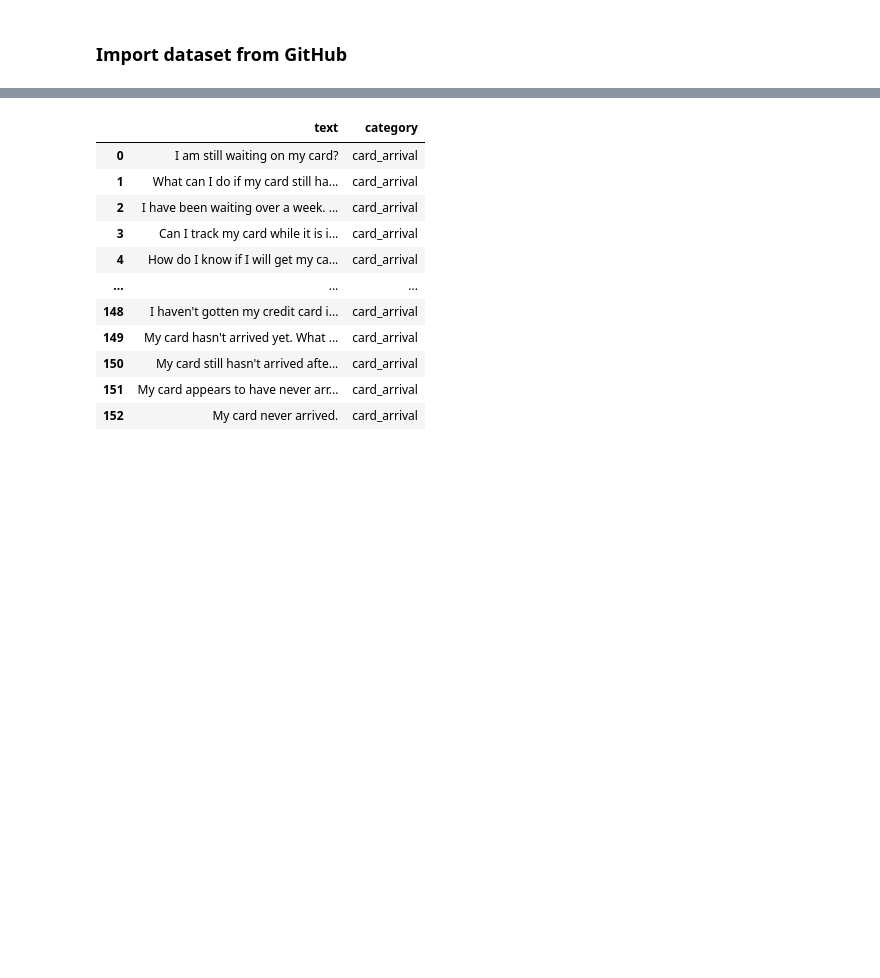
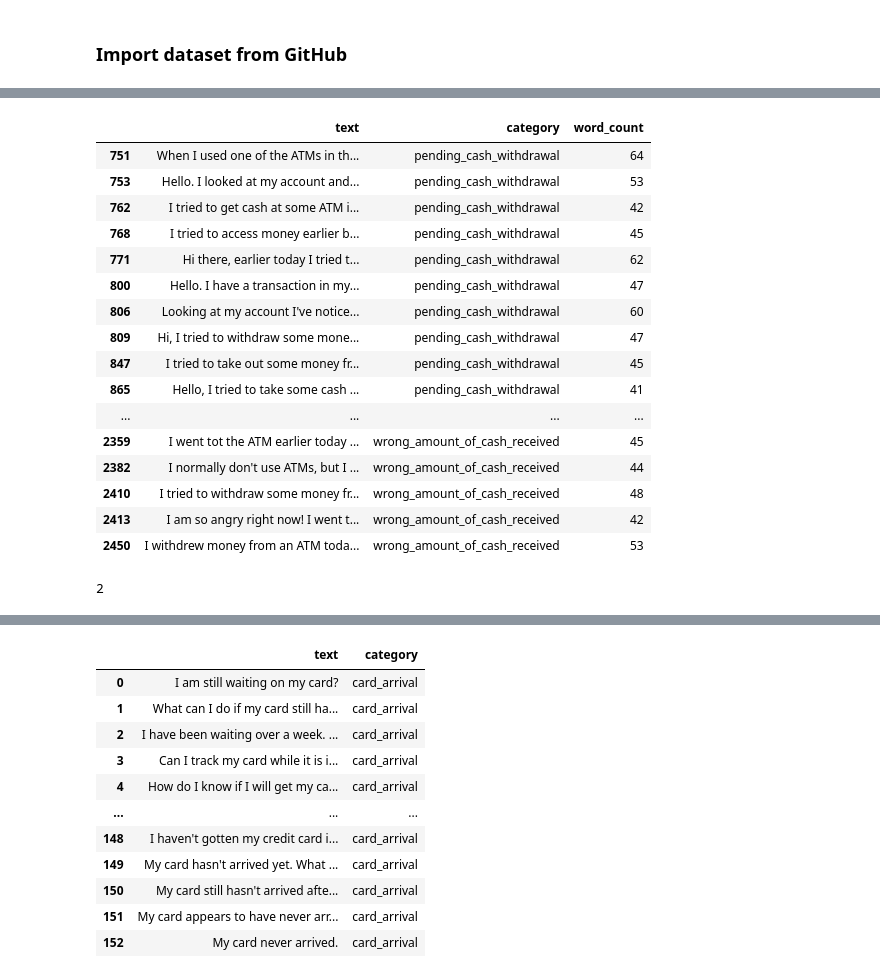
Before and after one commit to sjung-stat/Customer-Support-Chat-Intent-Classification, a Jupyter notebook: Data Preprocessing.ipynb, the cells around one changed output, grey strips where cells are left out. Saved outputs shown, nothing was run; the diff lists cells and outputs as text; code cells hidden in the pictures; blank space fills up the shorter version.

```diff
--- a/Data Preprocessing.ipynb
+++ b/Data Preprocessing.ipynb
@@ -37,0 +118,26 @@ with pd.option_context('display.max_rows', None):
+# %%
+# Observe the texts of which the number of words is greater than 40.
+
+df_training[df_training['word_count'] > 40].head(20)
+# %% [output]
+|  | text | category | word_count |
+| 751 | When I used one of the ATMs in th... | pending_cash_withdrawal | 64 |
+| 753 | Hello. I looked at my account and... | pending_cash_withdrawal | 53 |
+| 762 | I tried to get cash at some ATM i... | pending_cash_withdrawal | 42 |
+| 768 | I tried to access money earlier b... | pending_cash_withdrawal | 45 |
+| 771 | Hi there, earlier today I tried t... | pending_cash_withdrawal | 62 |
+| 800 | Hello. I have a transaction in my... | pending_cash_withdrawal | 47 |
+| 806 | Looking at my account I've notice... | pending_cash_withdrawal | 60 |
+| 809 | Hi, I tried to withdraw some mone... | pending_cash_withdrawal | 47 |
+| 847 | I tried to take out some money fr... | pending_cash_withdrawal | 45 |
+| 865 | Hello, I tried to take some cash ... | pending_cash_withdrawal | 41 |
+| ... | ... | ... | ... |
+| 2359 | I went tot the ATM earlier today ... | wrong_amount_of_cash_received | 45 |
+| 2382 | I normally don't use ATMs, but I ... | wrong_amount_of_cash_received | 44 |
+| 2410 | I tried to withdraw some money fr... | wrong_amount_of_cash_received | 48 |
+| 2413 | I am so angry right now! I went t... | wrong_amount_of_cash_received | 42 |
+| 2450 | I withdrew money from an ATM toda... | wrong_amount_of_cash_received | 53 |
+# %%
+df_training.word_count.min() # This seems weird
+# %% [output]
+2
```
Also changed, not shown: parts of 17 cells of this notebook.
